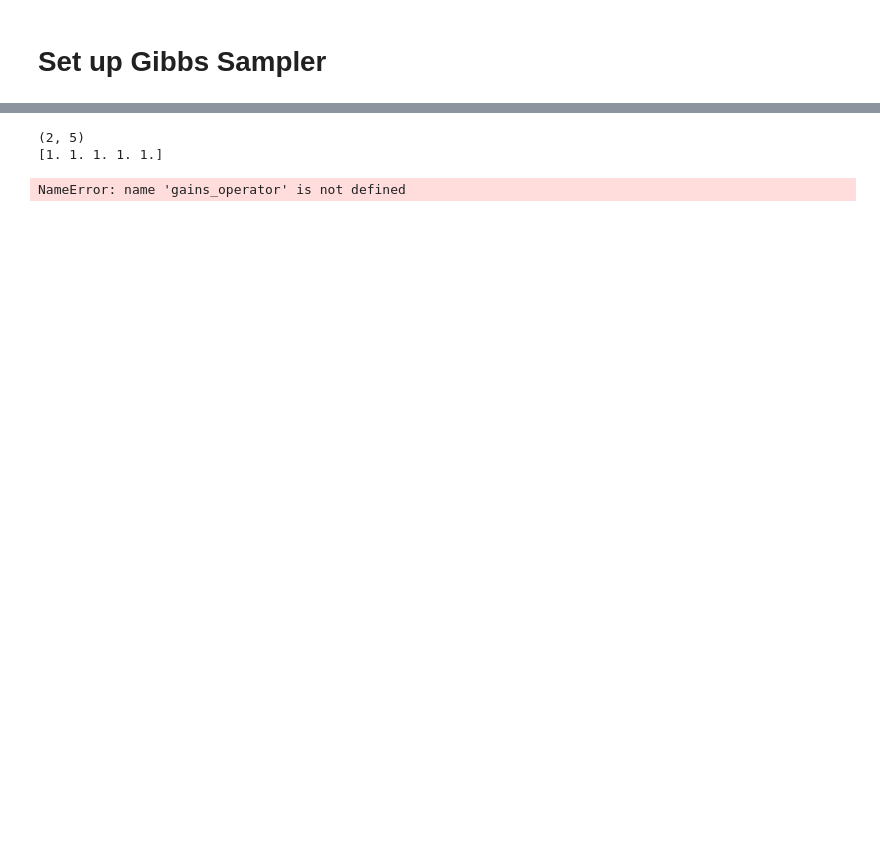
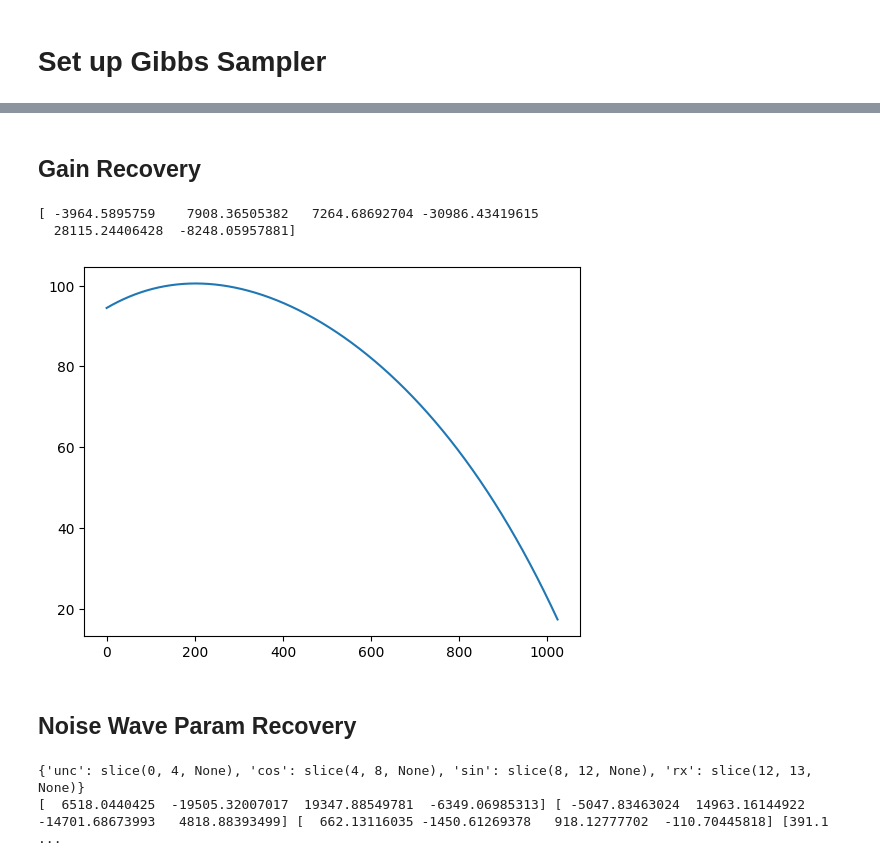
Before and after one commit to RHINO-Experiment/rhino-cal, a Jupyter notebook: gibbs_notebook.ipynb, the cells around one changed output, grey strips where cells are left out. Cells and saved outputs as stored; diff of their text form; code cells hidden in the pictures; blank space fills up the shorter version.

```diff
--- a/gibbs_notebook.ipynb
+++ b/gibbs_notebook.ipynb
@@ -409,24 +492,3 @@ plt.show()
-# %%
-a = np.ones(shape=(5,))
-b = np.zeros_like(a)
-
-c = np.vstack((a,b))
-print(c.shape)
-print(c[0])
-# %% [output]
-(2, 5)
-[1. 1. 1. 1. 1.]
-# %%
-gains_operator[0]
-
-dummy_gain_amps = np.zeros_like(gains_operator[0])
-
-print(dummy_gain_amps)
-
-
-print(gains_operator @ dummy_gain_amps)
-# %% [output]
-NameError: name 'gains_operator' is not defined
 # %%
 import h5py
 sim_filepath = 'simulated_data/sim_data.hdf5_sim'
@@ -436,0 +501,17 @@ with h5py.File(sim_filepath) as f:
+# %% [markdown]
+## Gain Recovery
+# %%
+median_gains = np.mean(param_dict['all_p_gain'], axis=0)
+
+print(median_gains)
+
+reconstructed_gains = gains_basis.basis_matrix @ median_gains
+
+reconstructed_gains = np.reshape(reconstructed_gains, shape=observation.data_waterfall.shape)
+
+plt.plot(np.mean(reconstructed_gains, axis=0))
+plt.show()
+# %% [output]
+[ -3964.5895759    7908.36505382   7264.68692704 -30986.43419615
+  28115.24406428  -8248.05957881]
+[figure, added]
@@ -436,0 +564,23 @@ with h5py.File(sim_filepath) as f:
+# %% [markdown]
+## Noise Wave Param Recovery
+# %%
+param_dict['all_p_ant_nw'][ant_noise_wave_slice_dict['noise_wave']]
+
+mean_ant_nw = param_dict['all_p_ant_nw'].mean(axis=0)
+
+median_ant_nw = np.median(param_dict['all_p_ant_nw'], axis=0)
+
+# print(ant_noise_wave_slice_dict['noise_wave'])
+
+mean_nw = mean_ant_nw[ant_noise_wave_slice_dict['noise_wave']]
+print(nw_slice_dict)
+
+mean_unc = mean_nw[nw_slice_dict['unc']]
+mean_cos = mean_nw[nw_slice_dict['cos']]
+mean_sin = mean_nw[nw_slice_dict['sin']]
+mean_rx = mean_nw[nw_slice_dict['rx']]
+
+print(mean_unc, mean_cos, mean_sin, mean_rx)
+# %% [output]
+{'unc': slice(0, 4, None), 'cos': slice(4, 8, None), 'sin': slice(8, 12, None), 'rx': slice(12, 13, None)}
+[  6518.0440425  -19505.32007017  19347.88549781  -6349.06985313] [ -5047.83463024  14963.16144922 -14701.68673993   4818.88393499] [  662.13116035 -1450.61269378   918.12777702  -110.70445818] [391.1 ...
```
Also changed, not shown: parts of 25 cells of this notebook, 7 other files.
